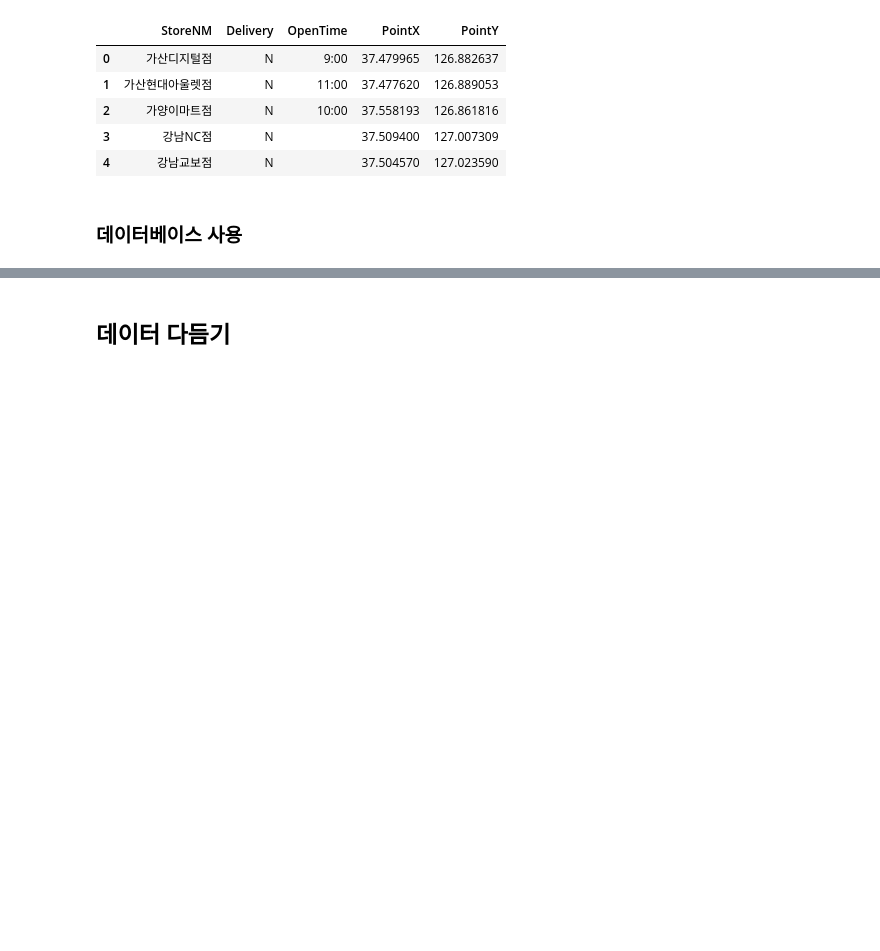
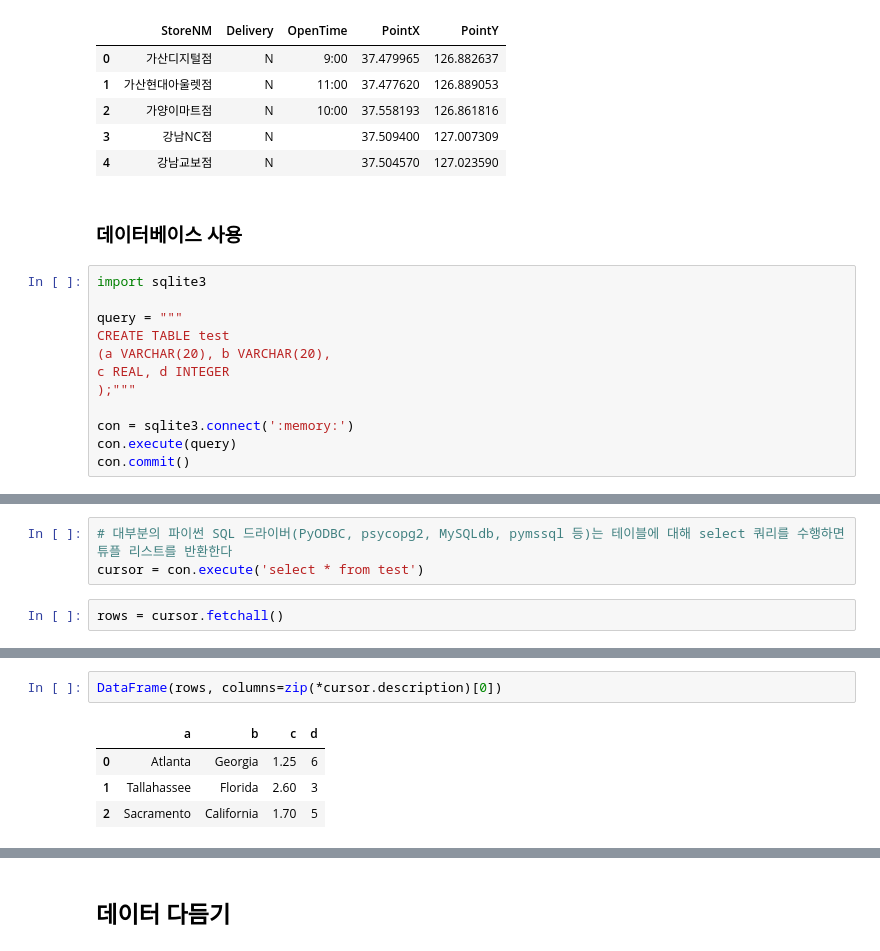
Before and after one commit to KonanAcademy/da, a Jupyter notebook: part1/03_python_pandas_2.ipynb, the cells around one changed output, grey strips where cells are left out. Cells and saved outputs as stored; diff of their text form; blank space fills up the shorter version.

```diff
--- a/part1/03_python_pandas_2.ipynb
+++ b/part1/03_python_pandas_2.ipynb
@@ -1440,3 +1440,15 @@ burger_store.head()
 | 4 | 강남교보점 | N |  | 37.504570 | 127.023590 |
 # %% [markdown]
 ### 데이터베이스 사용
+# %%
+import sqlite3
+
+query = """
+CREATE TABLE test
+(a VARCHAR(20), b VARCHAR(20),
+c REAL, d INTEGER
+);"""
+
+con = sqlite3.connect(':memory:')
+con.execute(query)
+con.commit()
@@ -1442,0 +1464,5 @@ burger_store.head()
+# %%
+# 대부분의 파이썬 SQL 드라이버(PyODBC, psycopg2, MySQLdb, pymssql 등)는 테이블에 대해 select 쿼리를 수행하면 튜플 리스트를 반환한다
+cursor = con.execute('select * from test')
+# %%
+rows = cursor.fetchall()
@@ -1442,0 +1483,7 @@ burger_store.head()
+# %%
+DataFrame(rows, columns=zip(*cursor.description)[0])
+# %% [output]
+|  | a | b | c | d |
+| 0 | Atlanta | Georgia | 1.25 | 6 |
+| 1 | Tallahassee | Florida | 2.60 | 3 |
+| 2 | Sacramento | California | 1.70 | 5 |
```
Also changed, not shown: parts of 4 cells of this notebook.
